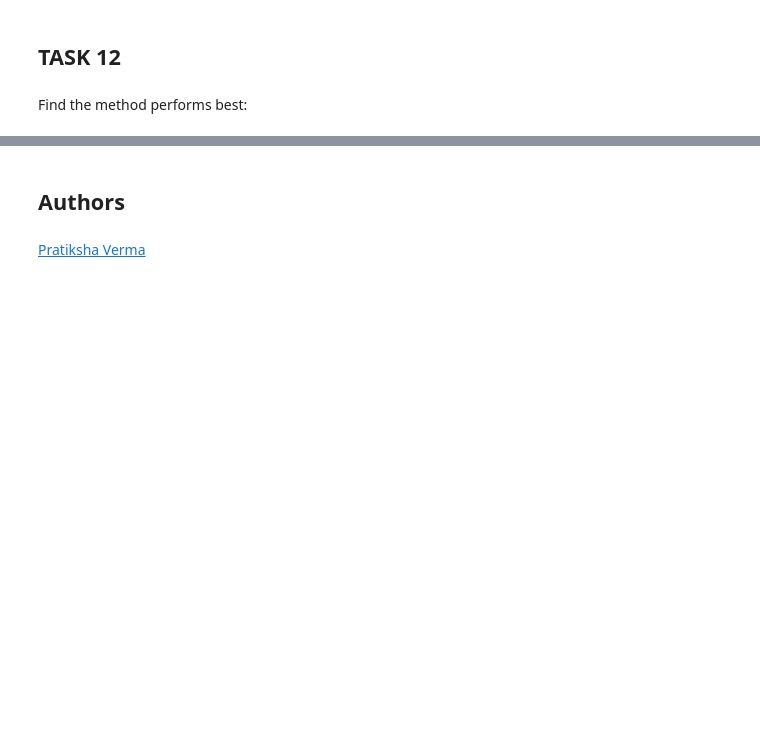
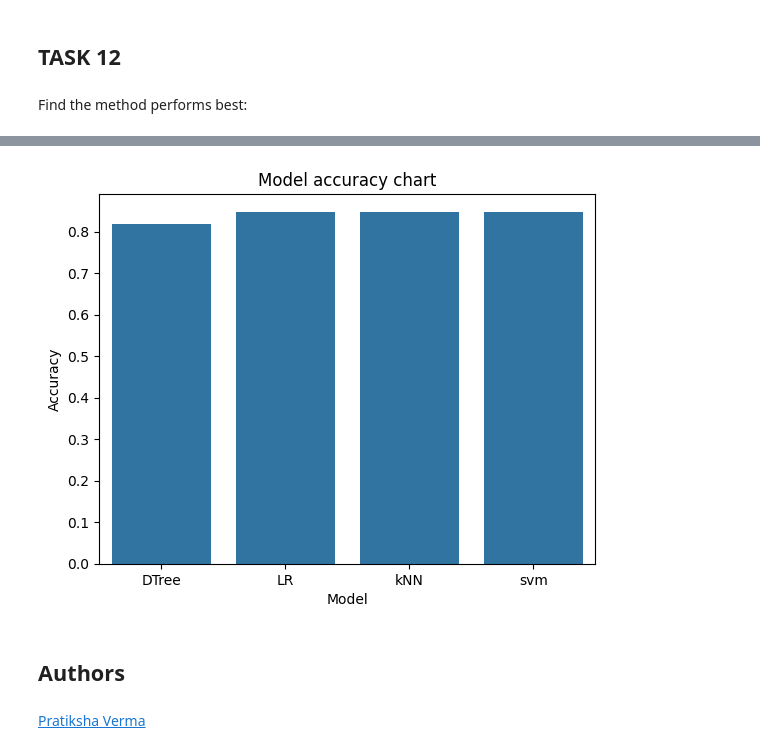
Before and after one commit to KabirOlanrewajuRabiu/SpaceX_Project, a Jupyter notebook: SpaceX_Machine_Learning_Prediction_Part_5.jupyterlite (1).ipynb, the cells around one changed output, grey strips where cells are left out. Saved outputs shown, nothing was run; the diff lists cells and outputs as text; code cells hidden in the pictures; blank space fills up the shorter version.

```diff
--- a/SpaceX_Machine_Learning_Prediction_Part_5.jupyterlite (1).ipynb
+++ b/SpaceX_Machine_Learning_Prediction_Part_5.jupyterlite (1).ipynb
@@ -403,0 +444,7 @@ Find the method performs best:
+# %%
+accuracy = {
+    "model": ["kNN", "DTree", "svm", "LR"],
+    "accuracy": [0.8482142857142858, 0.8178571428571428, 0.8482142857142856, 0.8464285714285713]}
+# %%
+accuracy_df = pd.DataFrame.from_dict(accuracy)
+accuracy_df
@@ -404,3 +457,13 @@ Find the method performs best:
+# %%
+accuracy_df = accuracy_df.groupby('model')['accuracy'].mean().reset_index()
+
+sns.barplot(x='model', y='accuracy',  data=accuracy_df)
+plt.xlabel("Model",fontsize=10)
+plt.ylabel("Accuracy",fontsize=10)
+plt.title('Model accuracy chart')
+plt.show()
+# %% [output]
+[figure, added]
 # %% [markdown]
 ## Authors
 # %% [markdown]
```
Also changed, not shown: parts of 23 cells of this notebook.
